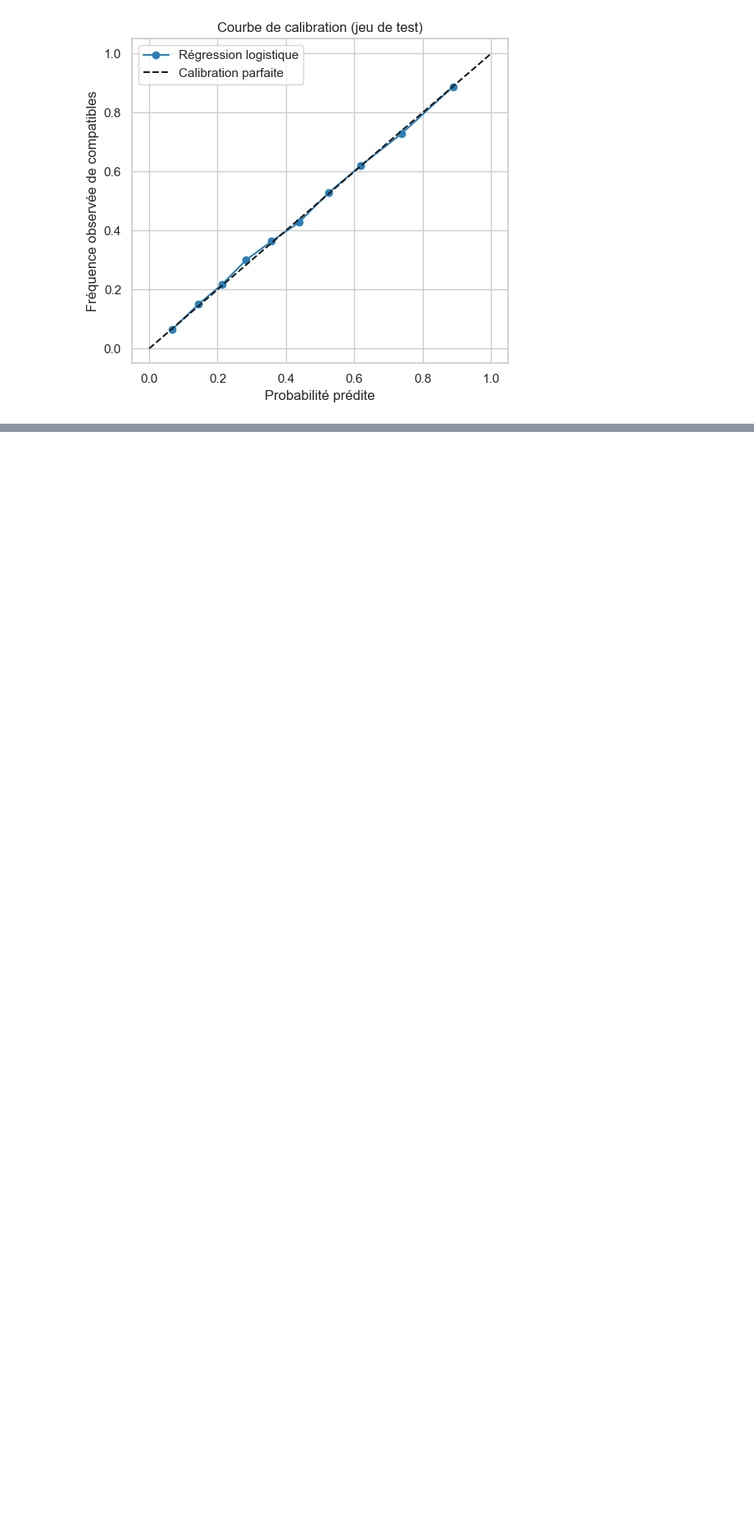
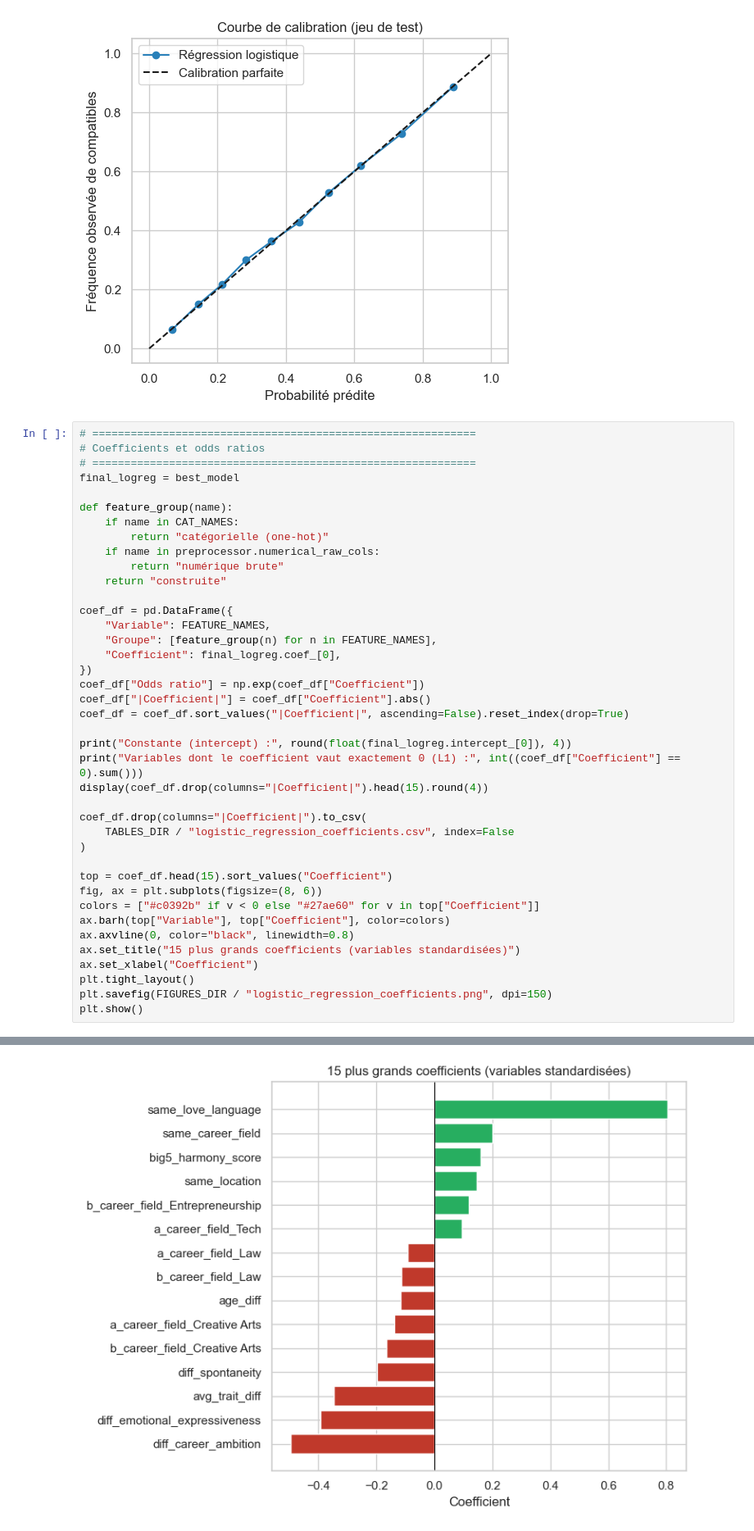
Before and after one commit to khaldamin/DM_PROJECT, a Jupyter notebook: notebooks/03_logistic_regression.ipynb, the cells around one changed output, grey strips where cells are left out. Shown at 82% size. Cells and saved outputs as stored; diff of their text form; blank space fills up the shorter version.

```diff
--- a/notebooks/03_logistic_regression.ipynb
+++ b/notebooks/03_logistic_regression.ipynb
@@ -422,3 +422,44 @@ plt.savefig(FIGURES_DIR / "logistic_regression_calibration.png", dpi=150)
 plt.show()
 # %% [output]
 [figure]
+# %%
+# ============================================================
+# Coefficients et odds ratios
+# ============================================================
+final_logreg = best_model
+
+def feature_group(name):
+    if name in CAT_NAMES:
+        return "catégorielle (one-hot)"
+    if name in preprocessor.numerical_raw_cols:
+        return "numérique brute"
+    return "construite"
+
+coef_df = pd.DataFrame({
+    "Variable": FEATURE_NAMES,
+    "Groupe": [feature_group(n) for n in FEATURE_NAMES],
+    "Coefficient": final_logreg.coef_[0],
+})
+coef_df["Odds ratio"] = np.exp(coef_df["Coefficient"])
+coef_df["|Coefficient|"] = coef_df["Coefficient"].abs()
+coef_df = coef_df.sort_values("|Coefficient|", ascending=False).reset_index(drop=True)
+
+print("Constante (intercept) :", round(float(final_logreg.intercept_[0]), 4))
+print("Variables dont le coefficient vaut exactement 0 (L1) :", int((coef_df["Coefficient"] == 0).sum()))
+display(coef_df.drop(columns="|Coefficient|").head(15).round(4))
+
+coef_df.drop(columns="|Coefficient|").to_csv(
+    TABLES_DIR / "logistic_regression_coefficients.csv", index=False
+)
+
+top = coef_df.head(15).sort_values("Coefficient")
+fig, ax = plt.subplots(figsize=(8, 6))
+colors = ["#c0392b" if v < 0 else "#27ae60" for v in top["Coefficient"]]
+ax.barh(top["Variable"], top["Coefficient"], color=colors)
+ax.axvline(0, color="black", linewidth=0.8)
+ax.set_title("15 plus grands coefficients (variables standardisées)")
+ax.set_xlabel("Coefficient")
+plt.tight_layout()
+plt.savefig(FIGURES_DIR / "logistic_regression_coefficients.png", dpi=150)
+plt.show()
+# %% [output]
@@ -424,0 +484 @@ plt.show()
+[figure, added]
```
Also changed, not shown: parts of 3 cells of this notebook, 5 other files.
